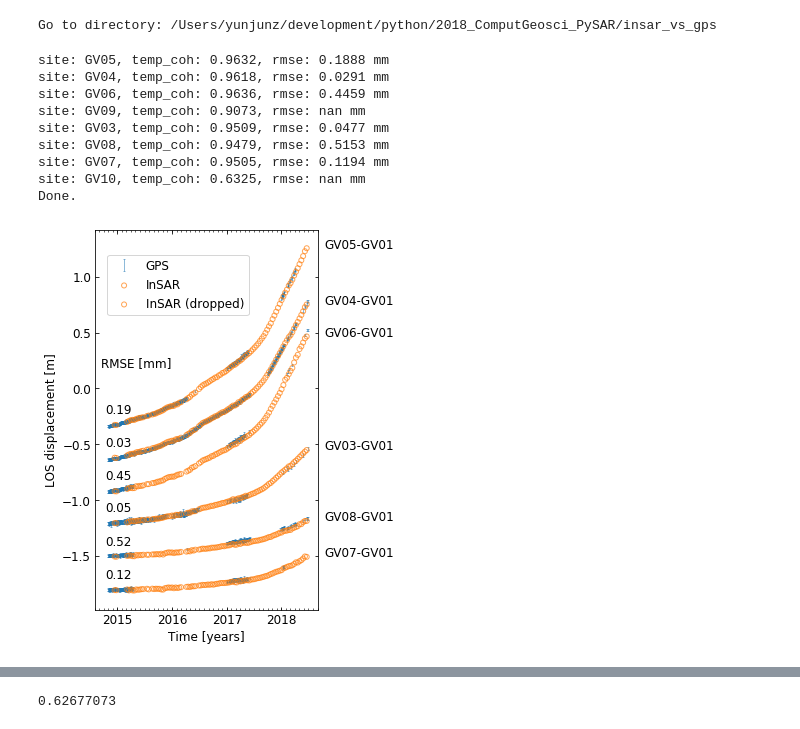
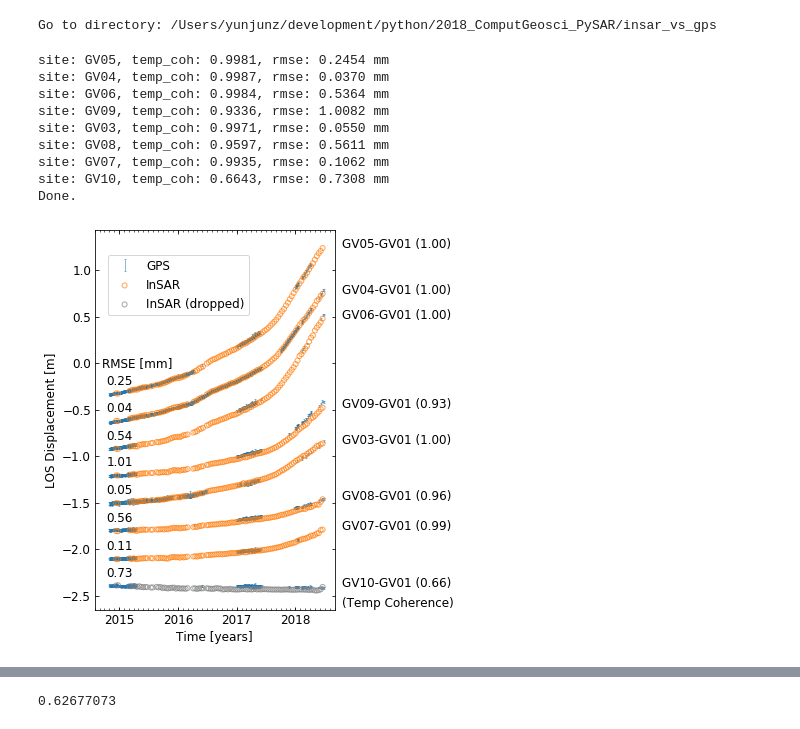
Before and after one commit to geodesymiami/Yunjun_et_al-2019-MintPy, a Jupyter notebook: insar_vs_gps.ipynb, the cells around one changed output, grey strips where cells are left out. Cells and saved outputs as stored; diff of their text form; code cells hidden in the pictures.

Commit message:
update insar_vs_gps

```diff
--- a/insar_vs_gps.ipynb
+++ b/insar_vs_gps.ipynb
@@ -22,13 +22,13 @@ gps_site_list_file = os.path.join(gps_dir, 'DataHoldings.txt')
 site_r = 'GV01' #'TOUO' #'ISCO'  'GV01'  'GV07'  None
 
 pysar_dir = '/Users/yunjunz/insarlab/Galapagos/GalapagosSenDT128/PYSAR'
-#ts_file = os.path.join(pysar_dir, 'timeseries_ECMWF_demErr_refDate_ramp.h5')
-#ts_obj = timeseries(ts_file)
-#unit_fac = 1.
+ts_file = os.path.join(pysar_dir, 'timeseries_ECMWF_demErr_refDate_ramp.h5')
+ts_obj = timeseries(ts_file)
+unit_fac = 1.
 
-ts_file = os.path.join(pysar_dir, '../GIANT/Stack/LS-PARAMS.h5')
-ts_obj = giantTimeseries(ts_file)
-unit_fac = 0.001
+#ts_file = os.path.join(pysar_dir, '../GIANT/Stack/LS-PARAMS.h5')
+#ts_obj = giantTimeseries(ts_file)
+#unit_fac = 0.001
 
 mask_file = os.path.join(pysar_dir, 'maskTempCoh.h5')
 mask = readfile.read(mask_file)[0]
@@ -42,7 +42,7 @@ temp_coh = readfile.read(temp_coh_file)[0]
 
 num_date = ts_obj.numDate
 
-t0 = ts_obj.times[0] - relativedelta(months=4)
+t0 = ts_obj.times[0] - relativedelta(months=10)
 t1 = ts_obj.times[-1] + relativedelta(months=4)
 start_date = t0.strftime('%Y%m%d')
 end_date = t1.strftime('%Y%m%d')
@@ -143,7 +143,7 @@ def plot_timeseries(ax, site, gps_data, insar_data, rmse=0., site_r=None, offset
                s=5**2, label='InSAR',
                facecolors='none', edgecolors=ecolor, linewidth=1., alpha=0.7, zorder=2)
     # Label
-    ax.annotate('{}-{}'.format(site, site_r),
+    ax.annotate('{}-{} ({:.2f})'.format(site, site_r, insar_data['temporalCoherence']),
                 xy=(1.03, insar_data['displacement'][-1] - offset),
                 xycoords=ax.get_yaxis_transform(),  # y in data untis, x in axes fraction
                 color='k', fontsize=font_size)
@@ -158,48 +158,47 @@ Go to directory: /Users/yunjunz/development/python/2018_ComputGeosci_PySAR/insar
 ## Plot Displacement Time-series from InSAR and GPS
 gps_sites = ['GV05', 'GV04', 'GV06', 'GV09', 'GV03', 'GV08', 'GV07', 'GV01', 'GV10']
 
 if site_r in gps_sites:
     gps_sites.remove(site_r)
 offset = 0.3
 
 offi = 0.
-fig, ax = plt.subplots(figsize=(4, 7))
+fig, ax = plt.subplots(figsize=(4.3, 7))
 for i in range(len(gps_sites)):
     (gps_data,
      insar_data,
      dis_rmse) = read_timeseries(site=gps_sites[i], site_r=site_r)
 
     if not np.all(np.isnan(insar_data['displacement'])):
         offi += offset
         ax = plot_timeseries(ax, gps_sites[i], gps_data, insar_data, dis_rmse,
                              site_r=site_r, offset=offi)
 
 ax = pp.auto_adjust_xaxis_date(ax, ts_obj.yearList)[0]
 ax.set_xlabel('Time [years]', fontsize=font_size)
-ax.set_ylabel('LOS displacement [m]', fontsize=font_size)
-ax.tick_params(which='both', direction='in', labelsize=font_size,
-               bottom=True, top=True, left=True, right=True)
+ax.set_ylabel('LOS Displacement [m]', fontsize=font_size)
+ax.tick_params(which='both', direction='in', labelsize=font_size, bottom=True, top=True, left=True, right=True)
 ax.annotate('RMSE [mm]', xy=(0.03, 0.64), xycoords='axes fraction', fontsize=font_size, color='k')
-
+ax.annotate('(Temp Coherence)',  xy=(1.03, 0.01), xycoords='axes fraction', fontsize=font_size, color='k')
 handles, labels = ax.get_legend_handles_labels()
 ax.legend([handles[-1], handles[0], handles[int(len(handles)/2-1)]],
           ['GPS', 'InSAR', 'InSAR (dropped)'],
           loc='upper left', bbox_to_anchor=(0.03, 0.95), fontsize=font_size)
 print('Done.')
 
-#plt.savefig('insar_vs_gps_point_ts_{}.jpg'.format(site_r), bbox_inches='tight', transparent=True, dpi=fig_dpi)
+plt.savefig('insar_vs_gps_point_ts.png', bbox_inches='tight', transparent=True, dpi=fig_dpi)
 plt.show()
 # %% [output]
-site: GV05, temp_coh: 0.9632, rmse: 0.1888 mm
-site: GV04, temp_coh: 0.9618, rmse: 0.0291 mm
-site: GV06, temp_coh: 0.9636, rmse: 0.4459 mm
-site: GV09, temp_coh: 0.9073, rmse: nan mm
-site: GV03, temp_coh: 0.9509, rmse: 0.0477 mm
-site: GV08, temp_coh: 0.9479, rmse: 0.5153 mm
-site: GV07, temp_coh: 0.9505, rmse: 0.1194 mm
-site: GV10, temp_coh: 0.6325, rmse: nan mm
+site: GV05, temp_coh: 0.9981, rmse: 0.2454 mm
+site: GV04, temp_coh: 0.9987, rmse: 0.0370 mm
+site: GV06, temp_coh: 0.9984, rmse: 0.5364 mm
+site: GV09, temp_coh: 0.9336, rmse: 1.0082 mm
+site: GV03, temp_coh: 0.9971, rmse: 0.0550 mm
+site: GV08, temp_coh: 0.9597, rmse: 0.5611 mm
+site: GV07, temp_coh: 0.9935, rmse: 0.1062 mm
+site: GV10, temp_coh: 0.6643, rmse: 0.7308 mm
 Done.
-[figure, old version]
+[figure, new version]
 # %%
 ## map inset to show InSAR velocity field with GPS location on Sierra Negra
 pysar_dir = '/Users/yunjunz/insarlab/Galapagos/GalapagosSenDT128/PYSAR/GEOCODE'
```
Also changed, not shown: parts of 4 cells of this notebook.
